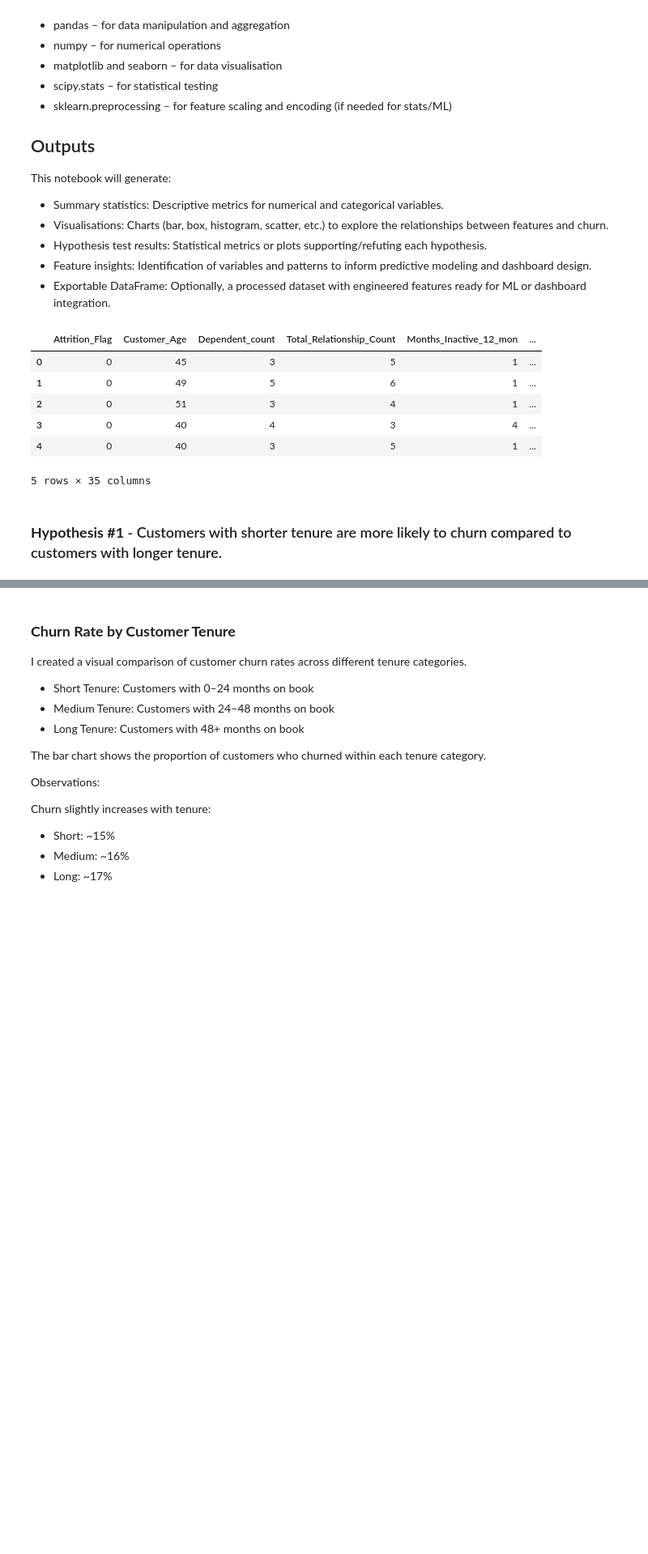
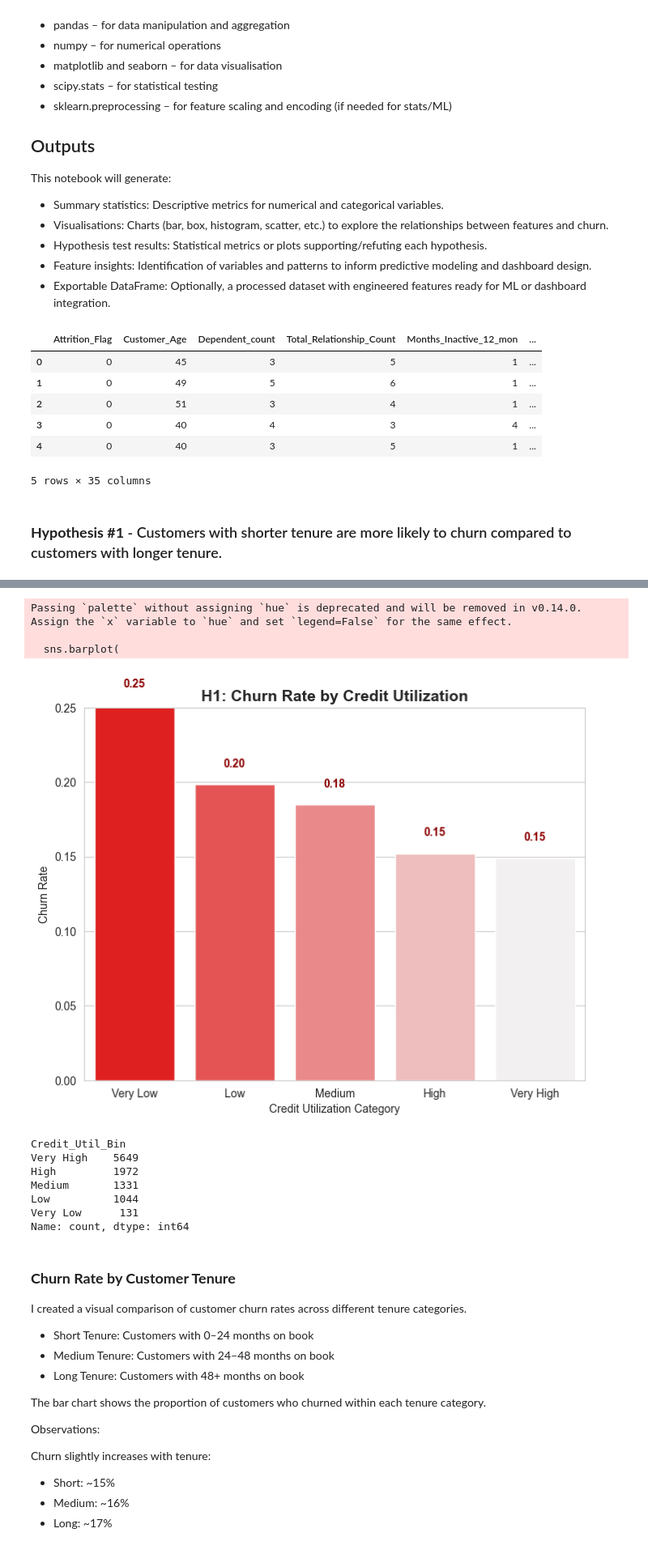
Before and after one commit to Syed313110/cc_customer_churn_analysis, a Jupyter notebook: jupyter_notebooks/02_eda_statistics.ipynb, the cells around one changed output, grey strips where cells are left out. Shown at 81% size. Saved outputs shown, nothing was run; the diff lists cells and outputs as text; code cells hidden in the pictures; blank space fills up the shorter version.

```diff
--- a/jupyter_notebooks/02_eda_statistics.ipynb
+++ b/jupyter_notebooks/02_eda_statistics.ipynb
@@ -107,3 +57,66 @@ Name: count, dtype: int64
+# %%
+import matplotlib.pyplot as plt
+import seaborn as sns
+import pandas as pd
+import numpy as np
+
+# Light background style
+sns.set_style("whitegrid")
+
+# Ensure numeric churn flag
+df['Churn_Flag_Num'] = df['Attrition_Flag'].astype(float)
+
+# Create credit utilization bins dynamically
+max_util = df['Credit_Utilization'].max()
+bin_edges = [0, 0.05, 0.15, 0.3, 0.6, max_util + 0.01]  # adjust to include all data
+bin_labels = ['Very Low', 'Low', 'Medium', 'High', 'Very High']
+
+df['Credit_Util_Bin'] = pd.cut(
+    df['Credit_Utilization'],
+    bins=bin_edges,
+    labels=bin_labels,
+    include_lowest=True
+)
+
+# Compute churn rate per bin
+util_churn = df.groupby('Credit_Util_Bin')['Churn_Flag_Num'].mean().reset_index()
+
+# -------- Plot Bar Chart with Shades of Red --------
+plt.figure(figsize=(8,6))
+bar_colors = sns.light_palette("red", n_colors=len(bin_labels), reverse=True)
+
+sns.barplot(
+    x='Credit_Util_Bin',
+    y='Churn_Flag_Num',
+    data=util_churn,
+    palette=bar_colors
+)
+
+plt.ylabel("Churn Rate")
+plt.xlabel("Credit Utilization Category")
+plt.title("H1: Churn Rate by Credit Utilization", fontsize=14, fontweight='bold')
+plt.ylim(0, 0.25)  # optional
+
+# Annotate bars with exact churn rate
+for i, v in enumerate(util_churn['Churn_Flag_Num'].values):
+    plt.text(i, v + 0.01, f"{v:.2f}", ha='center', va='bottom', color='darkred', fontweight='bold')
+
+plt.show()
+
+# Display counts for verification
+print(df['Credit_Util_Bin'].value_counts())
+# %% [output]
+Passing `palette` without assigning `hue` is deprecated and will be removed in v0.14.0. Assign the `x` variable to `hue` and set `legend=False` for the same effect.
+
+  sns.barplot(
+[figure, added]
+Credit_Util_Bin
+Very High    5649
+High         1972
+Medium       1331
+Low          1044
+Very Low      131
+Name: count, dtype: int64
 # %% [markdown]
 ### **Churn Rate by Customer Tenure**
 
```
Also changed, not shown: parts of 7 cells of this notebook.
